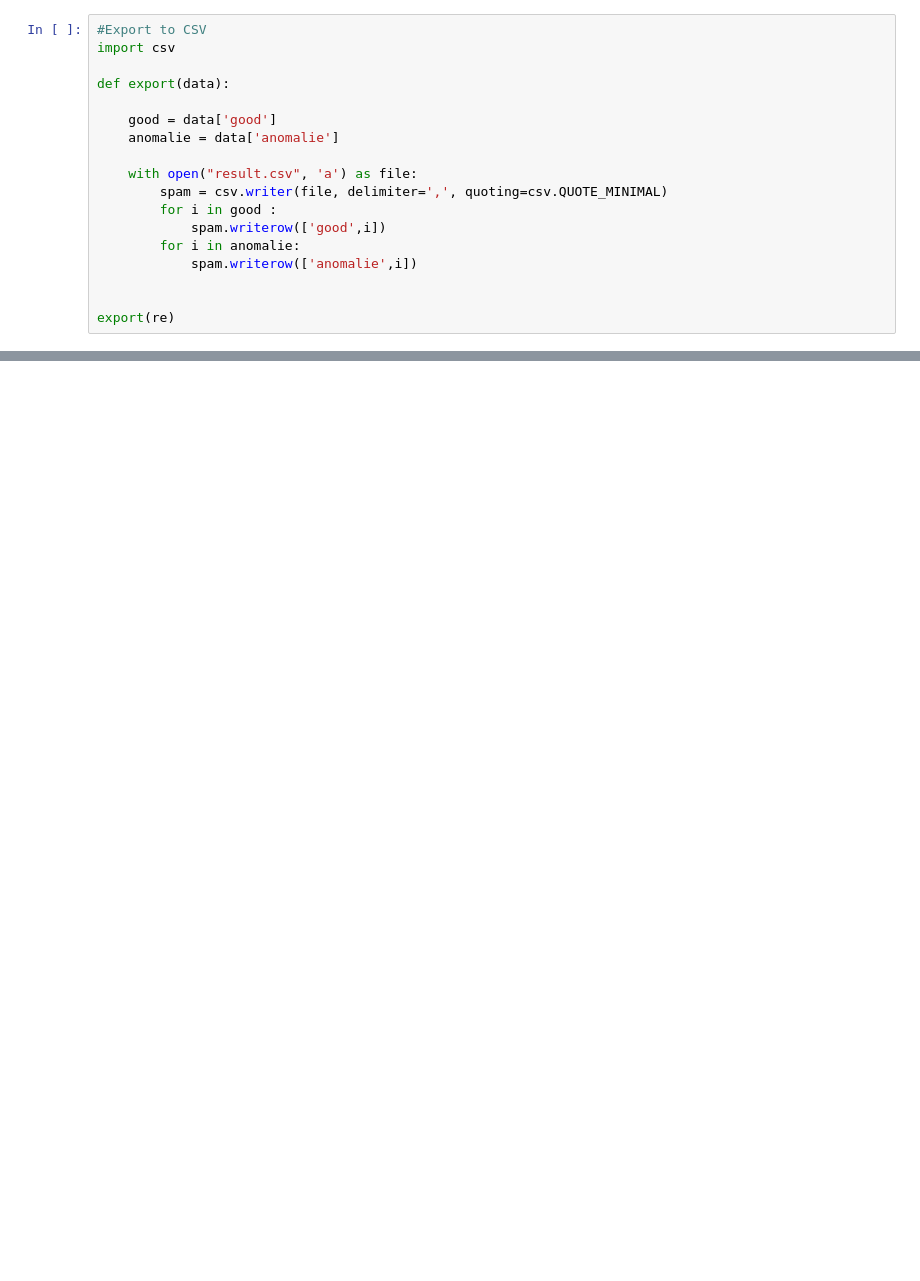
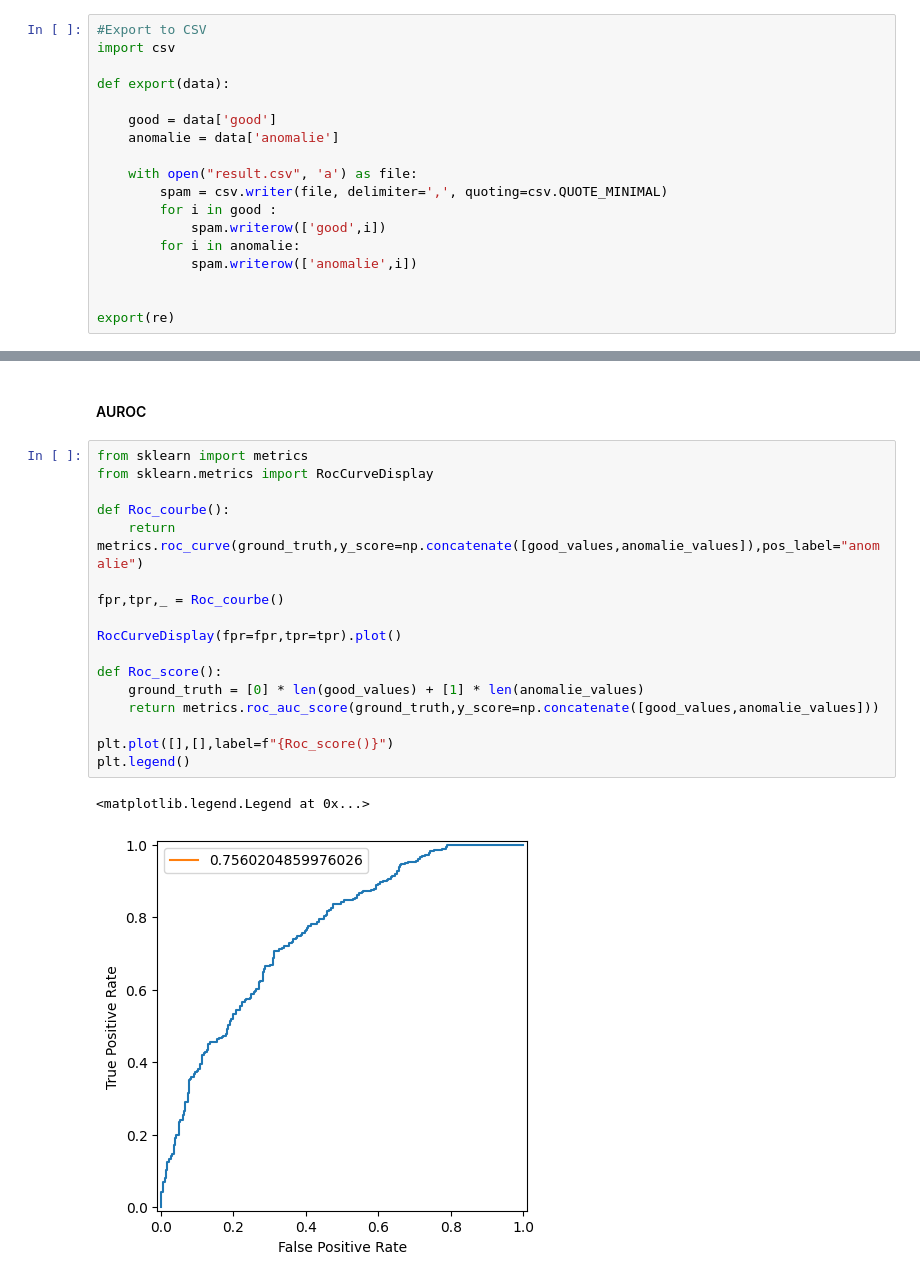
Before and after one commit to PommeDev/Detection-d-anomalies, a Jupyter notebook: test_save_loc.ipynb, the cells around one changed output, grey strips where cells are left out. Saved outputs shown, nothing was run; the diff lists cells and outputs as text; blank space fills up the shorter version.

```diff
--- a/test_save_loc.ipynb
+++ b/test_save_loc.ipynb
@@ -393,0 +428,22 @@ $\displaystyle \begin{bmatrix}268 & 118 \\ 54 & 167\end{bmatrix}$
+# %% [markdown]
+#### AUROC
+# %%
+from sklearn import metrics
+from sklearn.metrics import RocCurveDisplay
+
+def Roc_courbe():
+    return metrics.roc_curve(ground_truth,y_score=np.concatenate([good_values,anomalie_values]),pos_label="anomalie")
+
+fpr,tpr,_ = Roc_courbe()
+
+RocCurveDisplay(fpr=fpr,tpr=tpr).plot()
+
+def Roc_score():
+    ground_truth = [0] * len(good_values) + [1] * len(anomalie_values)
+    return metrics.roc_auc_score(ground_truth,y_score=np.concatenate([good_values,anomalie_values]))
+
+plt.plot([],[],label=f"{Roc_score()}")
+plt.legend()
+# %% [output]
+<matplotlib.legend.Legend at 0x...>
+[figure, added]
```
Also changed, not shown: parts of 9 cells of this notebook.
